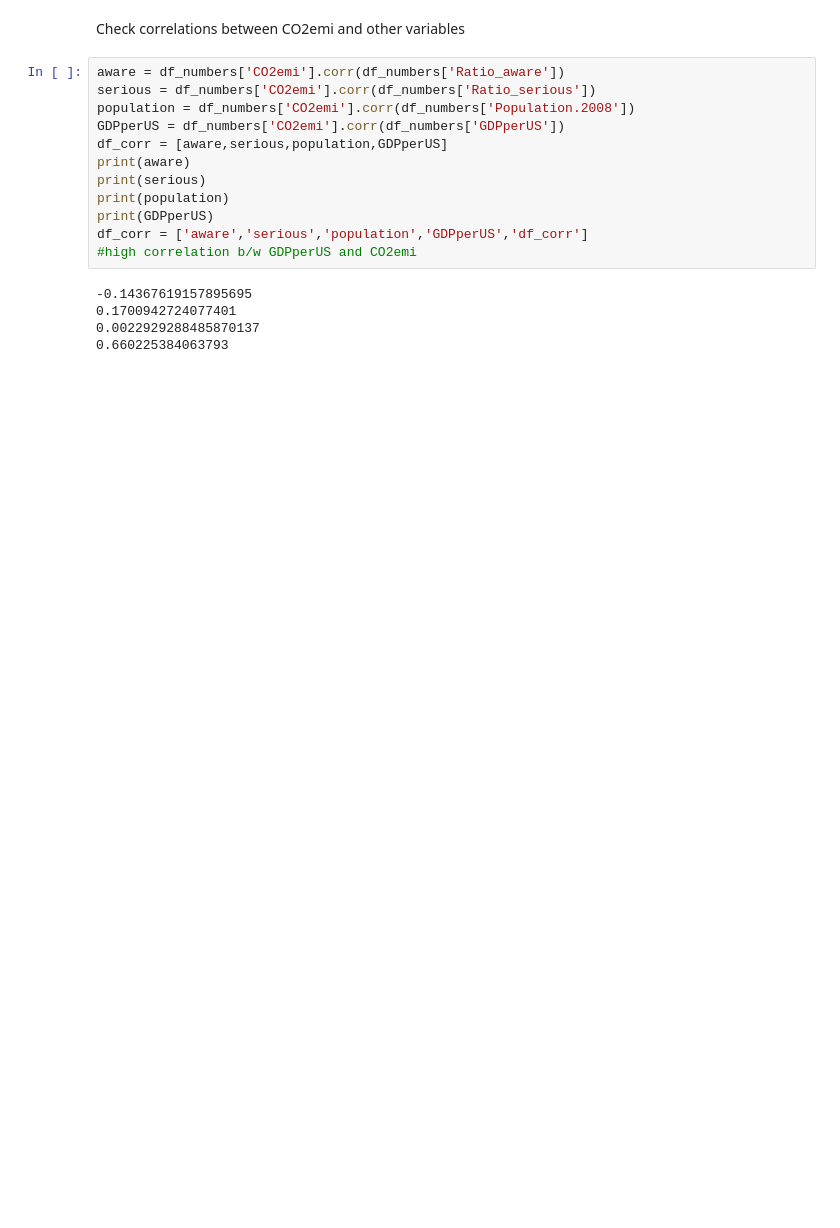
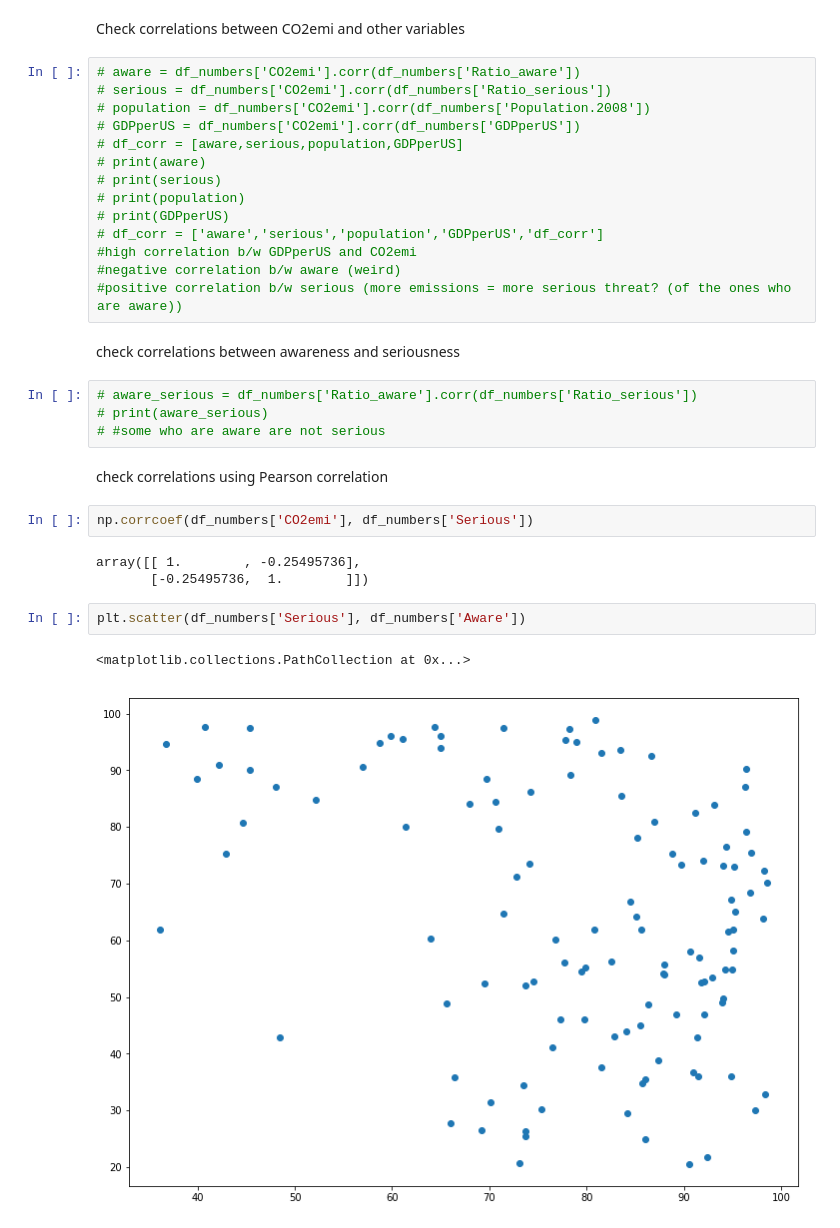
Before and after one commit to pjsimmon/COGS108_Repo, a Jupyter notebook: Bar_data_wrangling.ipynb, the cells around one changed output. Cells and saved outputs as stored; diff of their text form; blank space fills up the shorter version.

```diff
--- a/Bar_data_wrangling.ipynb
+++ b/Bar_data_wrangling.ipynb
@@ -157,19 +190,34 @@ df_numbers.dropna
 # %% [markdown]
 Check correlations between CO2emi and other variables
 # %%
-aware = df_numbers['CO2emi'].corr(df_numbers['Ratio_aware'])
-serious = df_numbers['CO2emi'].corr(df_numbers['Ratio_serious'])
-population = df_numbers['CO2emi'].corr(df_numbers['Population.2008'])
-GDPperUS = df_numbers['CO2emi'].corr(df_numbers['GDPperUS'])
-df_corr = [aware,serious,population,GDPperUS]
-print(aware)
-print(serious)
-print(population)
-print(GDPperUS)
-df_corr = ['aware','serious','population','GDPperUS','df_corr']
+# aware = df_numbers['CO2emi'].corr(df_numbers['Ratio_aware'])
+# serious = df_numbers['CO2emi'].corr(df_numbers['Ratio_serious'])
+# population = df_numbers['CO2emi'].corr(df_numbers['Population.2008'])
+# GDPperUS = df_numbers['CO2emi'].corr(df_numbers['GDPperUS'])
+# df_corr = [aware,serious,population,GDPperUS]
+# print(aware)
+# print(serious)
+# print(population)
+# print(GDPperUS)
+# df_corr = ['aware','serious','population','GDPperUS','df_corr']
 #high correlation b/w GDPperUS and CO2emi
+#negative correlation b/w aware (weird)
+#positive correlation b/w serious (more emissions = more serious threat? (of the ones who are aware))
-# %% [output]
--0.14367619157895695
-0.1700942724077401
-0.0022929288485870137
-0.660225384063793
+# %% [markdown]
+check correlations between awareness and seriousness
+# %%
+# aware_serious = df_numbers['Ratio_aware'].corr(df_numbers['Ratio_serious'])
+# print(aware_serious)
+# #some who are aware are not serious
+# %% [markdown]
+check correlations using Pearson correlation
+# %%
+np.corrcoef(df_numbers['CO2emi'], df_numbers['Serious'])
+# %% [output]
+array([[ 1.        , -0.25495736],
+       [-0.25495736,  1.        ]])
+# %%
+plt.scatter(df_numbers['Serious'], df_numbers['Aware'])
+# %% [output]
+<matplotlib.collections.PathCollection at 0x...>
+[figure, added]
```
Also changed, not shown: parts of 19 cells of this notebook.
